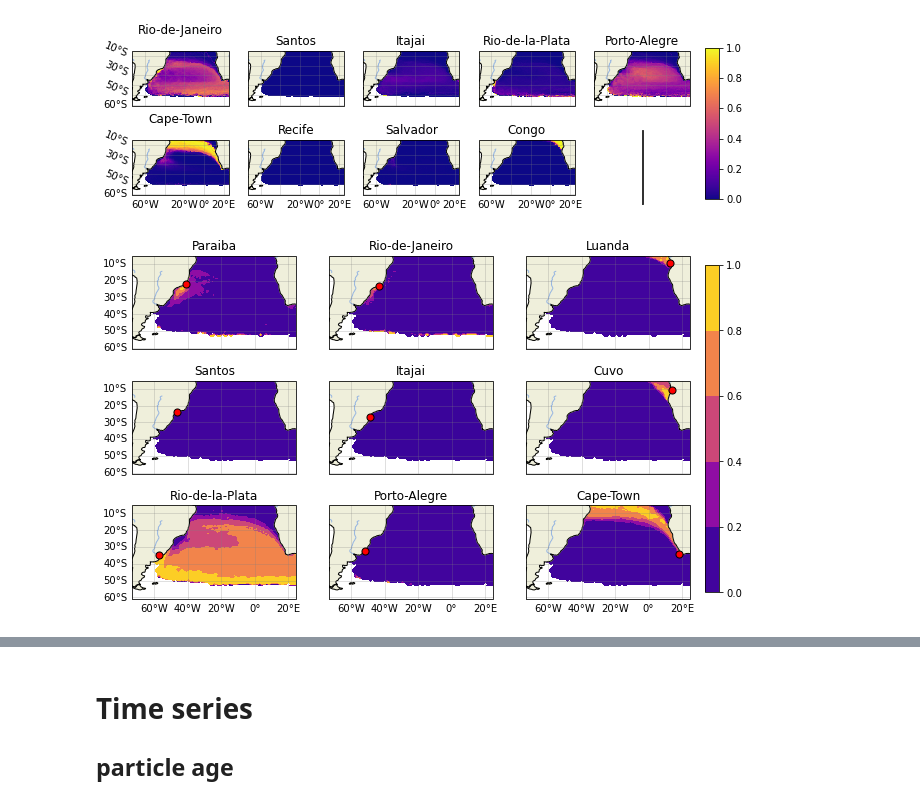
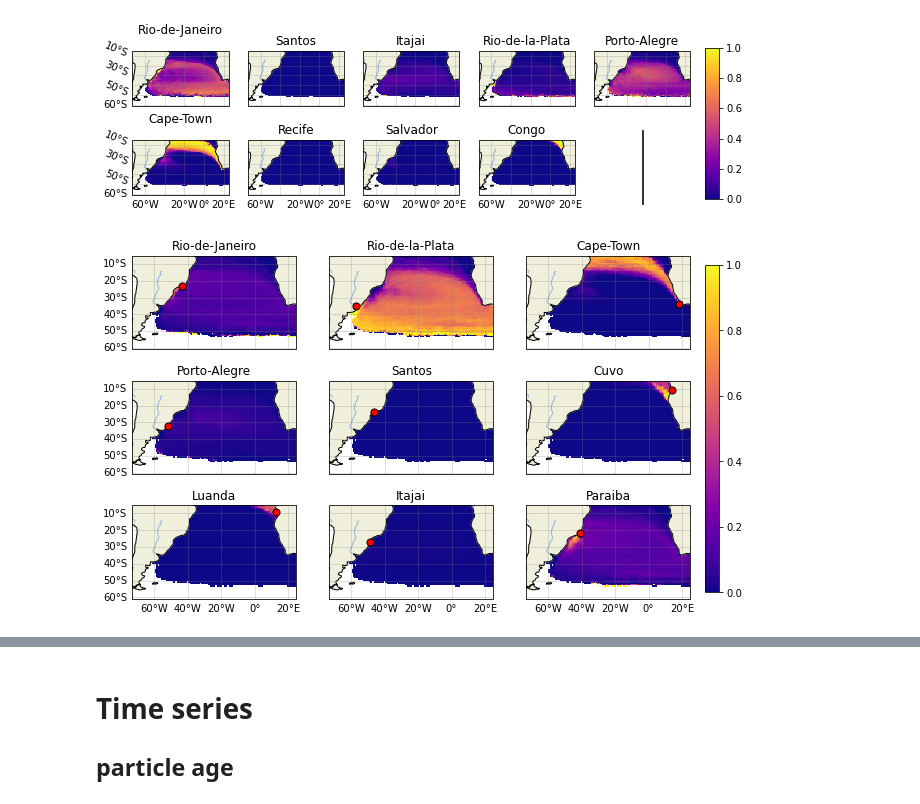
Before and after one commit to OceanParcels/BayesianAnalysis_SouthAtlantic, a Jupyter notebook: notebooks/article_plots.ipynb, the cells around one changed output, grey strips where cells are left out. Saved outputs shown, nothing was run; the diff lists cells and outputs as text; code cells hidden in the pictures.

```diff
--- a/notebooks/article_plots.ipynb
+++ b/notebooks/article_plots.ipynb
@@ -16,9 +16,9 @@ import matplotlib.gridspec as gridspec
 # %%
 river_sources = np.load('../river_sources.npy', allow_pickle=True).item()
 # %%
-posterior_avg_1500 = np.load('../data/analysis/sa-s05/posterior_sa-s05_average1500.npy', allow_pickle=True).item()
-params = np.load('../data/analysis/sa-s05/params_sa-s05_average1500.npy', allow_pickle=True).item()
-likelihood_avg_1500 = np.load('../data/analysis/sa-s05/likelihood_sa-s05_average1500.npy', allow_pickle=True).item()
+posterior_avg_1500 = np.load('../data/analysis/sa-S03/posterior_sa-S03_average1500.npy', allow_pickle=True).item()
+params = np.load('../data/analysis/sa-S03/params_sa-S03_average1500.npy', allow_pickle=True).item()
+likelihood_avg_1500 = np.load('../data/analysis/sa-S03/likelihood_sa-S03_average1500.npy', allow_pickle=True).item()
 # %%
 ordered_labels = ['Rio-de-Janeiro',
                 'Santos',
@@ -52,7 +95,7 @@ import matplotlib.ticker as mtick
 y,x = np.meshgrid(params['lat_range'], params['lon_range'])
 t=0
 
-fig,ax = plt.subplots(ncols=5,nrows=2,figsize=(10,3),
+fig,ax = plt.subplots(ncols=3,nrows=2,figsize=(10,3),
                       subplot_kw={'projection': ccrs.PlateCarree()}, sharey=True)
 
 ax = ax.reshape(10)
@@ -145,36 +189,36 @@ fig,ax = plt.subplots(ncols=3,nrows=3,figsize=(10,6.5),
 
 ax = ax.reshape(9)
 
-for k, loc in enumerate(ordered_labels):
+for k, loc in enumerate(labels):
 
     z = posterior_avg_1500[loc][t] #np.ma.masked_array(prob[loc][t], mask=prob['dimensions']['mask'])
 
     ax[k].set_extent([-73.0, 24.916666,-60.916664, -5.0833335], crs=ccrs.PlateCarree())
     #ax[k].add_feature(cfeature.OCEAN)
     ax[k].add_feature(cfeature.LAND, zorder=1)
     ax[k].add_feature(cfeature.COASTLINE)
     ax[k].add_feature(cfeature.RIVERS)
     ax[k].set_title(loc)
-    im = ax[k].contourf(x,y,z,cmap='plasma', levels=5)
+    im = ax[k].pcolormesh(x,y,z,cmap='plasma', vmax=1)
     gl = ax[k].gridlines(crs=ccrs.PlateCarree(), draw_labels=True,
                   linewidth=0.5, color='gray', alpha=0.5)
 
     if k in [1,2,4,5,7,8]:
         gl.left_labels = False
 
     if k in [0,1,2,3,4,5]:
         gl.bottom_labels = False
 
     gl.top_labels = False
     gl.right_labels = False
     ax[k].scatter(river_sources[loc][1], river_sources[loc][0],
                s=50, marker='o', color='red', edgecolors='k', zorder=3)
 
 bar_ax = fig.add_axes([0.92, 0.15, 0.02, 0.7])
 cbar = fig.colorbar(im, cax=bar_ax, orientation='vertical')
 # cbar.set_label('Posterior Probability', rotation=270, labelpad=15, fontsize=13)
 # fig.text(0.1,0.93,f'Average particle age = {t:0.0f} months')
 # fig.text(0.1,0.93,f'4.1 years average')
-plt.savefig('../article_figs/posterior_4y_average_contourf', pdi=200)
+plt.savefig('../article_figs/posterior_4y_average_s03', pdi=200)
 # %% [output]
-[figure, old version]
+[figure, new version]
```
Also changed, not shown: parts of 5 cells of this notebook, 5 other files.
